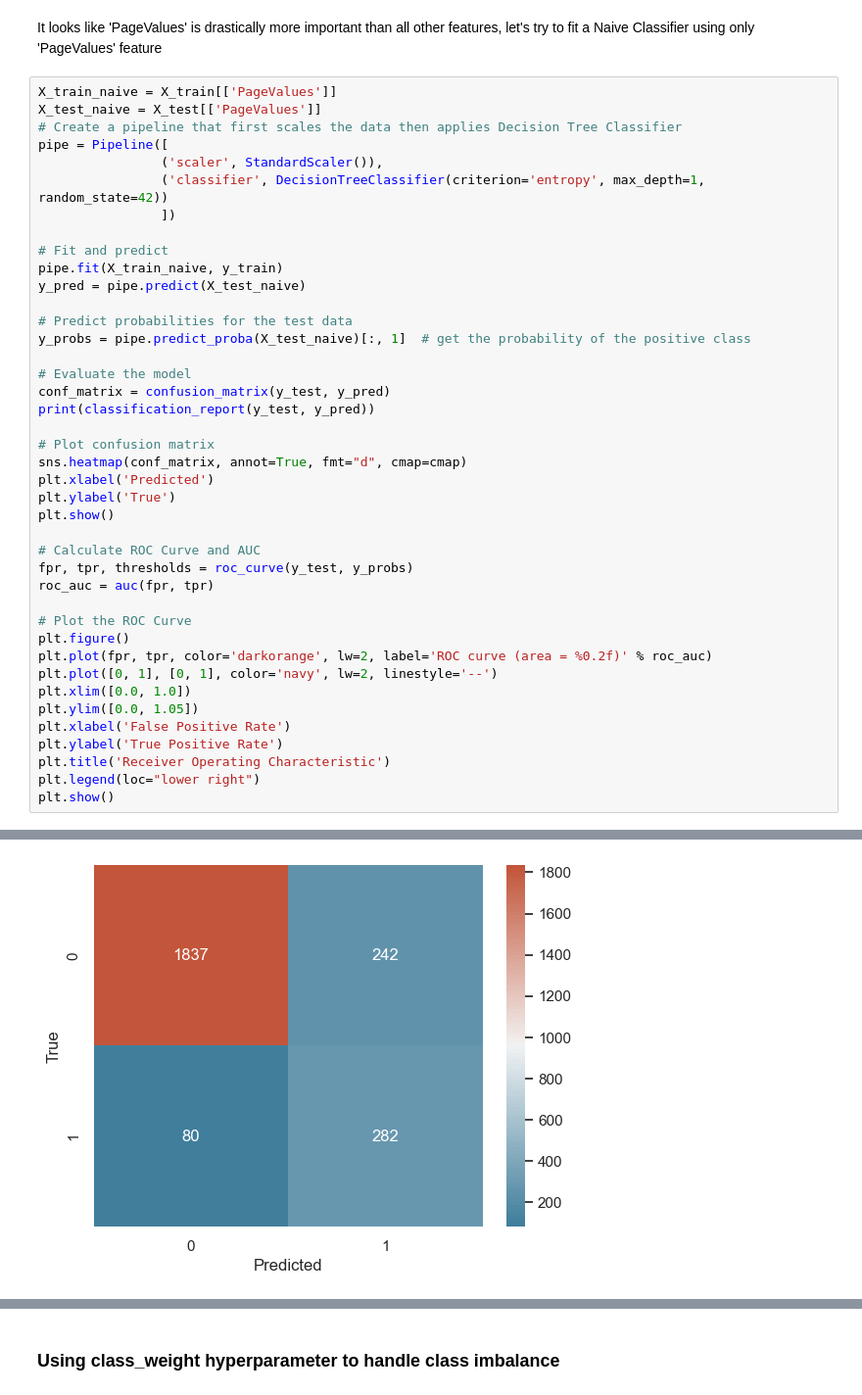
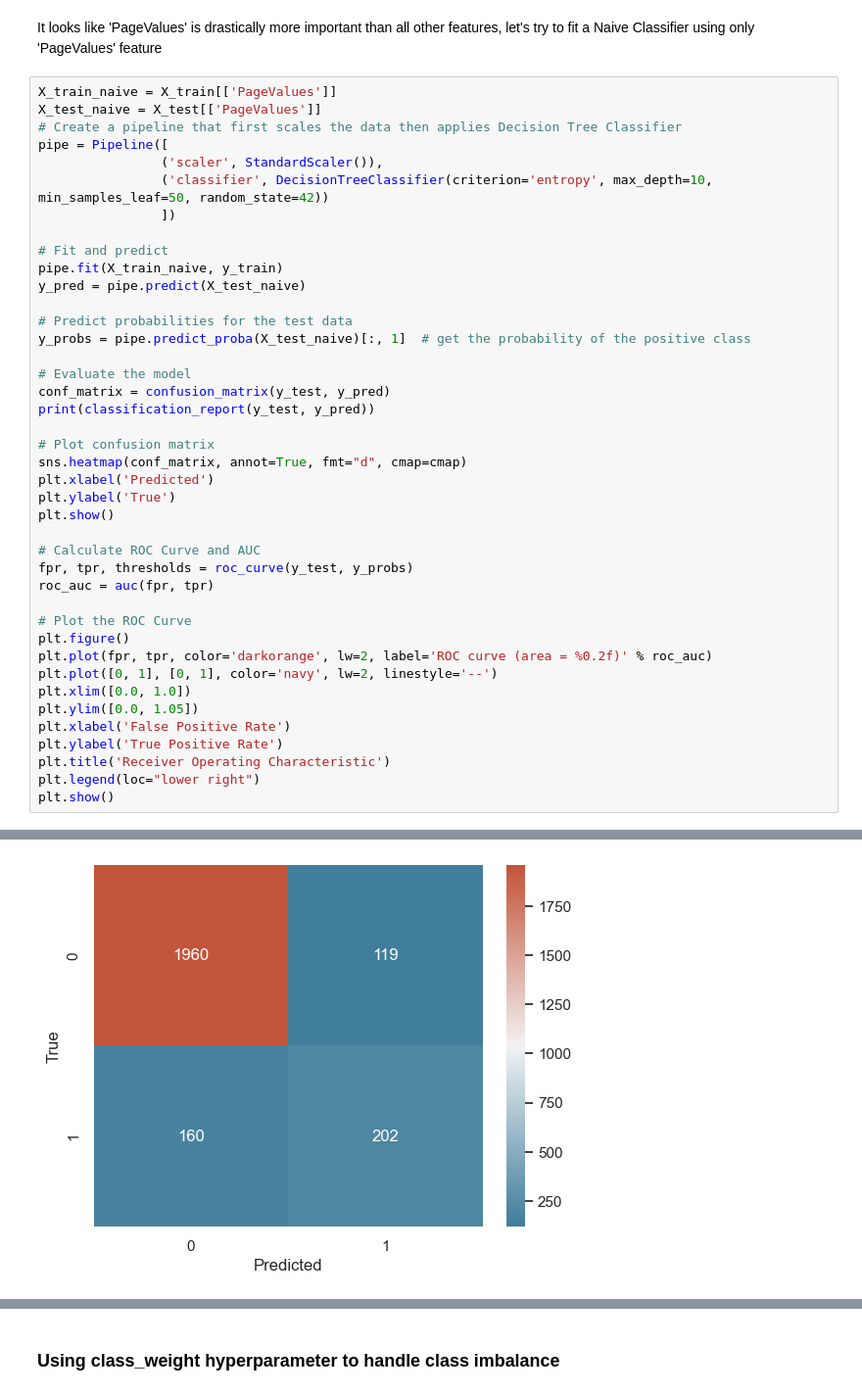
Before and after one commit to alessandroAbati/Online-Shoppers-Purchasing-Intention-Prediction, a Jupyter notebook: main.ipynb, the cells around one changed output, grey strips where cells are left out. Shown at 98% size. Cells and saved outputs as stored; diff of their text form.

```diff
--- a/main.ipynb
+++ b/main.ipynb
@@ -457,7 +459,7 @@ X_test_naive = X_test[['PageValues']]
 # Create a pipeline that first scales the data then applies Decision Tree Classifier
 pipe = Pipeline([
                 ('scaler', StandardScaler()),
-                ('classifier', DecisionTreeClassifier(criterion='entropy', max_depth=1, random_state=42))
+                ('classifier', DecisionTreeClassifier(criterion='entropy', max_depth=10, min_samples_leaf=50, random_state=42))
                 ])
 
 # Fit and predict
@@ -504 +506 @@ weighted avg       0.90      0.87      0.88      2441
-[figure, old version]
+[figure, new version]
```
Also changed, not shown: parts of 3 cells of this notebook, 2 other files.
